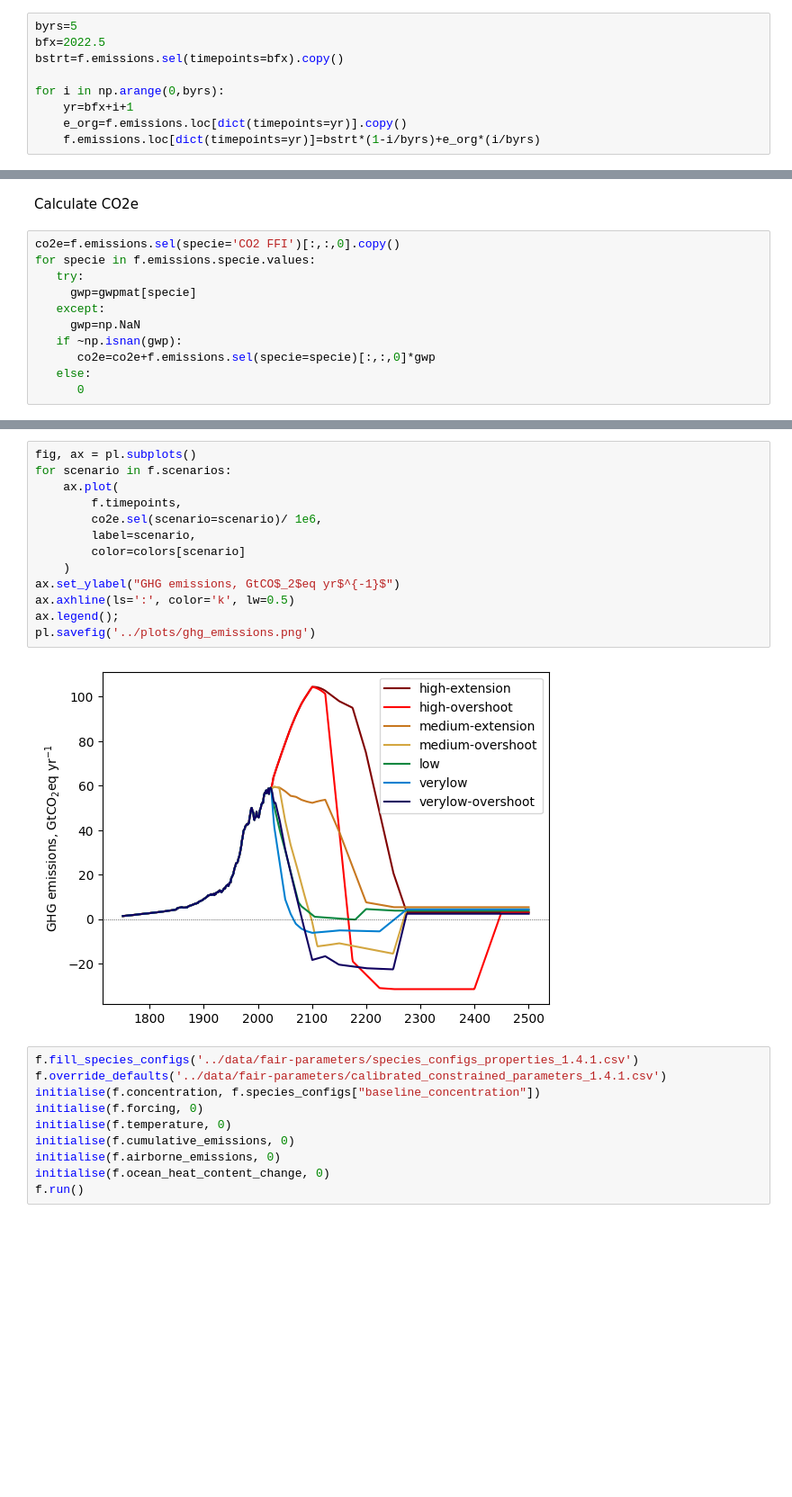
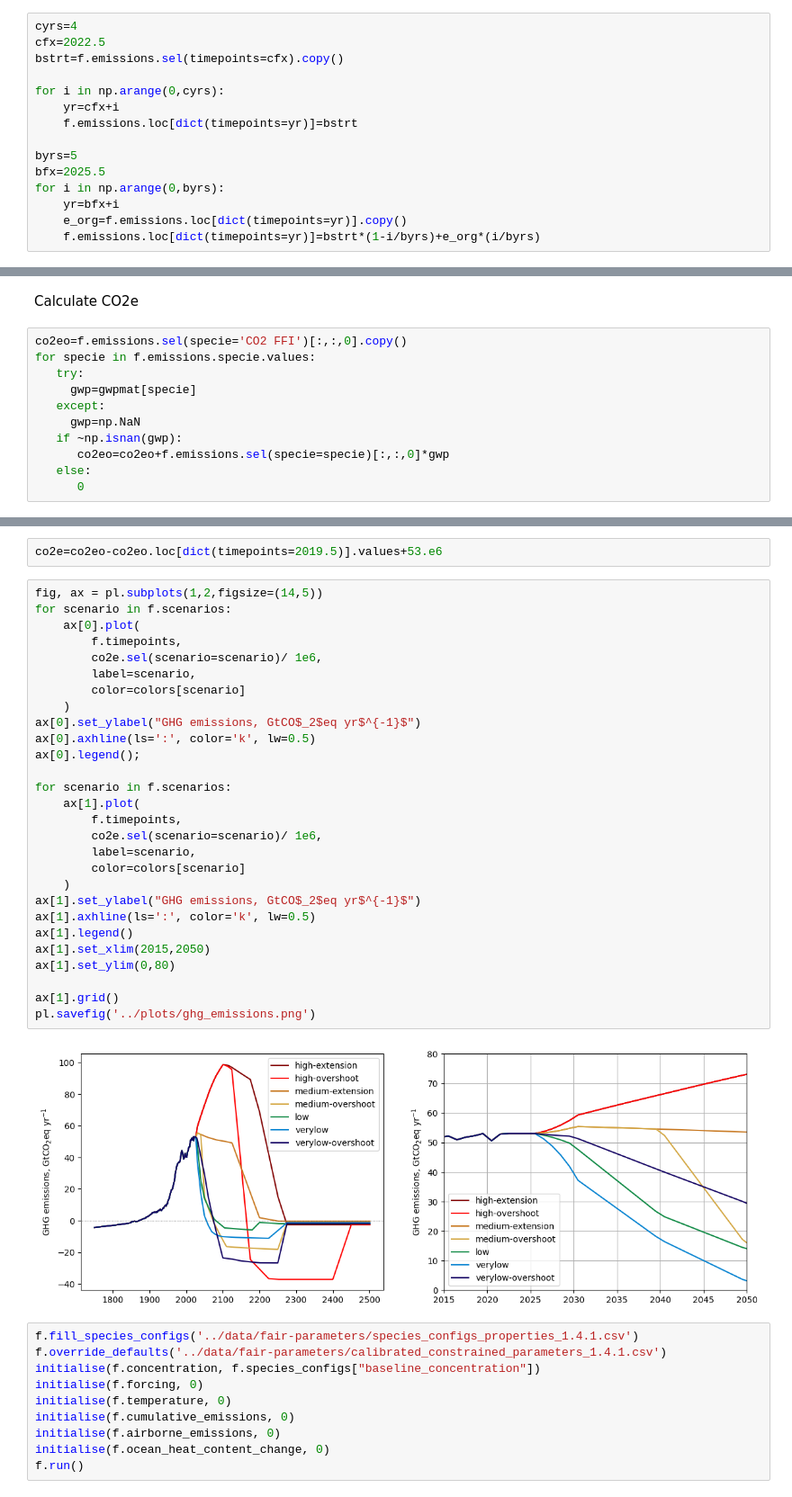
Before and after one commit to chrisroadmap/cmip7-scenariomip, a Jupyter notebook: notebooks/extensions.ipynb, the cells around one changed output, grey strips where cells are left out. Shown at 90% size. Saved outputs shown, nothing was run; the diff lists cells and outputs as text; blank space fills up the shorter version.

```diff
--- a/notebooks/extensions.ipynb
+++ b/notebooks/extensions.ipynb
@@ -78,11 +107,17 @@ f.fill_from_csv(
 # %% [markdown]
 blending for 4 years, starting with 2022
 # %%
+cyrs=4
+cfx=2022.5
+bstrt=f.emissions.sel(timepoints=cfx).copy()
+
+for i in np.arange(0,cyrs):
+    yr=cfx+i
+    f.emissions.loc[dict(timepoints=yr)]=bstrt
+
 byrs=5
-bfx=2022.5
-bstrt=f.emissions.sel(timepoints=bfx).copy()
-
+bfx=2025.5
 for i in np.arange(0,byrs):
-    yr=bfx+i+1
+    yr=bfx+i
     e_org=f.emissions.loc[dict(timepoints=yr)].copy()
     f.emissions.loc[dict(timepoints=yr)]=bstrt*(1-i/byrs)+e_org*(i/byrs)
@@ -180,13 +191,13 @@ pl.savefig('../plots/co2_emissions.png')
 # %% [markdown]
 Calculate CO2e
 # %%
-co2e=f.emissions.sel(specie='CO2 FFI')[:,:,0].copy()
+co2eo=f.emissions.sel(specie='CO2 FFI')[:,:,0].copy()
 for specie in f.emissions.specie.values:
    try:
      gwp=gwpmat[specie]
    except:
      gwp=np.NaN
    if ~np.isnan(gwp):
-      co2e=co2e+f.emissions.sel(specie=specie)[:,:,0]*gwp
+      co2eo=co2eo+f.emissions.sel(specie=specie)[:,:,0]*gwp
    else:
       0
@@ -193,18 +226,35 @@ for specie in f.emissions.specie.values:
+# %%
+co2e=co2eo-co2eo.loc[dict(timepoints=2019.5)].values+53.e6
 # %%
-fig, ax = pl.subplots()
+fig, ax = pl.subplots(1,2,figsize=(14,5))
 for scenario in f.scenarios:
-    ax.plot(
+    ax[0].plot(
         f.timepoints,
         co2e.sel(scenario=scenario)/ 1e6,
         label=scenario,
         color=colors[scenario]
     )
-ax.set_ylabel("GHG emissions, GtCO$_2$eq yr$^{-1}$")
-ax.axhline(ls=':', color='k', lw=0.5)
-ax.legend();
+ax[0].set_ylabel("GHG emissions, GtCO$_2$eq yr$^{-1}$")
+ax[0].axhline(ls=':', color='k', lw=0.5)
+ax[0].legend();
+
+for scenario in f.scenarios:
+    ax[1].plot(
+        f.timepoints,
+        co2e.sel(scenario=scenario)/ 1e6,
+        label=scenario,
+        color=colors[scenario]
+    )
+ax[1].set_ylabel("GHG emissions, GtCO$_2$eq yr$^{-1}$")
+ax[1].axhline(ls=':', color='k', lw=0.5)
+ax[1].legend()
+ax[1].set_xlim(2015,2050)
+ax[1].set_ylim(0,80)
+
+ax[1].grid()
 pl.savefig('../plots/ghg_emissions.png')
 # %% [output]
-[figure, old version]
+[figure, new version]
 # %%
 f.fill_species_configs('../data/fair-parameters/species_configs_properties_1.4.1.csv')
 f.override_defaults('../data/fair-parameters/calibrated_constrained_parameters_1.4.1.csv')
```
Also changed, not shown: parts of 18 cells of this notebook.
